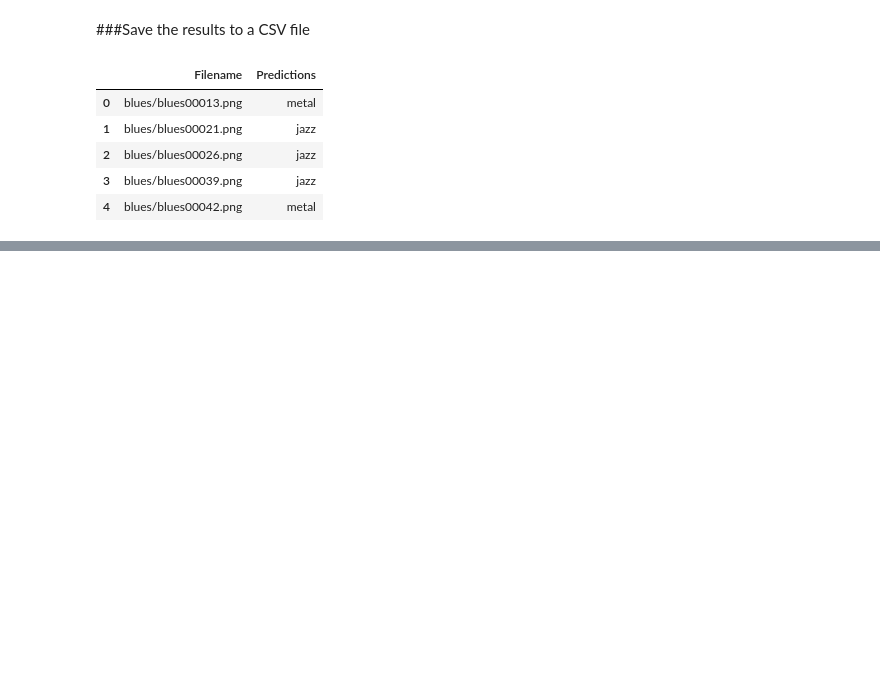
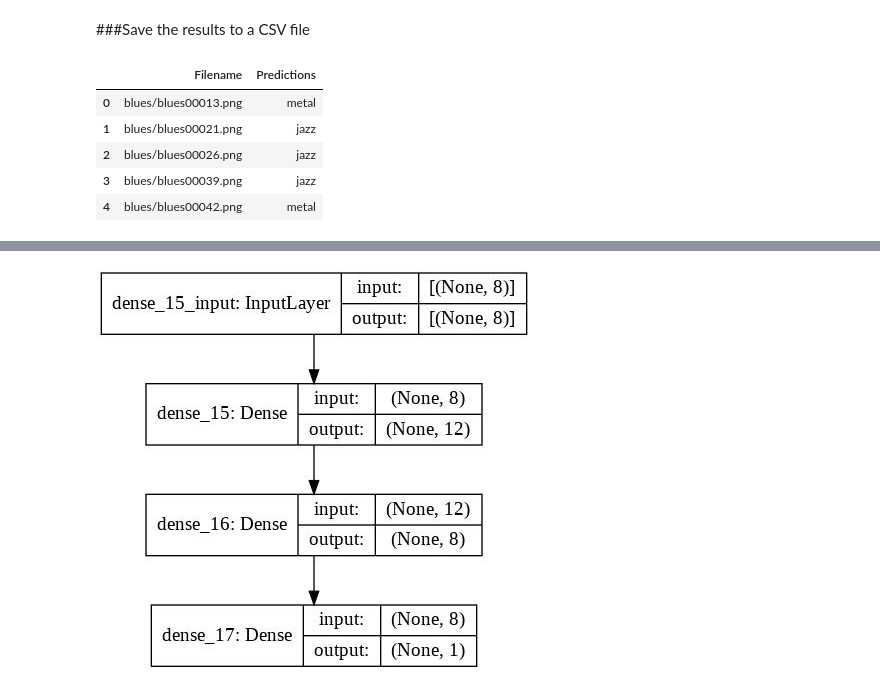
Before and after one commit to subhayuroy/Melody_Synthesis, a Jupyter notebook: musicAnalysis.ipynb, the cells around one changed output, grey strips where cells are left out. Drawn from its saved outputs; the diff is of its cells as text; code cells hidden in the pictures; blank space fills up the shorter version.

```diff
--- a/musicAnalysis.ipynb
+++ b/musicAnalysis.ipynb
@@ -534,0 +613,14 @@ out.head()
+# %%
+import tensorflow as tf
+
+# input = tf.keras.Input(shape=(100,), dtype='int32', name='input')
+model = Sequential()
+model.add(Dense(12, input_dim=8, activation='relu'))
+model.add(Dense(8, activation='relu'))
+model.add(Dense(1, activation='sigmoid'))
+# Compile model
+model.compile(loss='binary_crossentropy', optimizer='adam', metrics=['accuracy'])
+dot_img_file = '/content/model_1.png'
+tf.keras.utils.plot_model(model, to_file="model.jpg", show_shapes=True)
+# %% [output]
+[figure, added]
```
Also changed, not shown: parts of 3 cells of this notebook.
